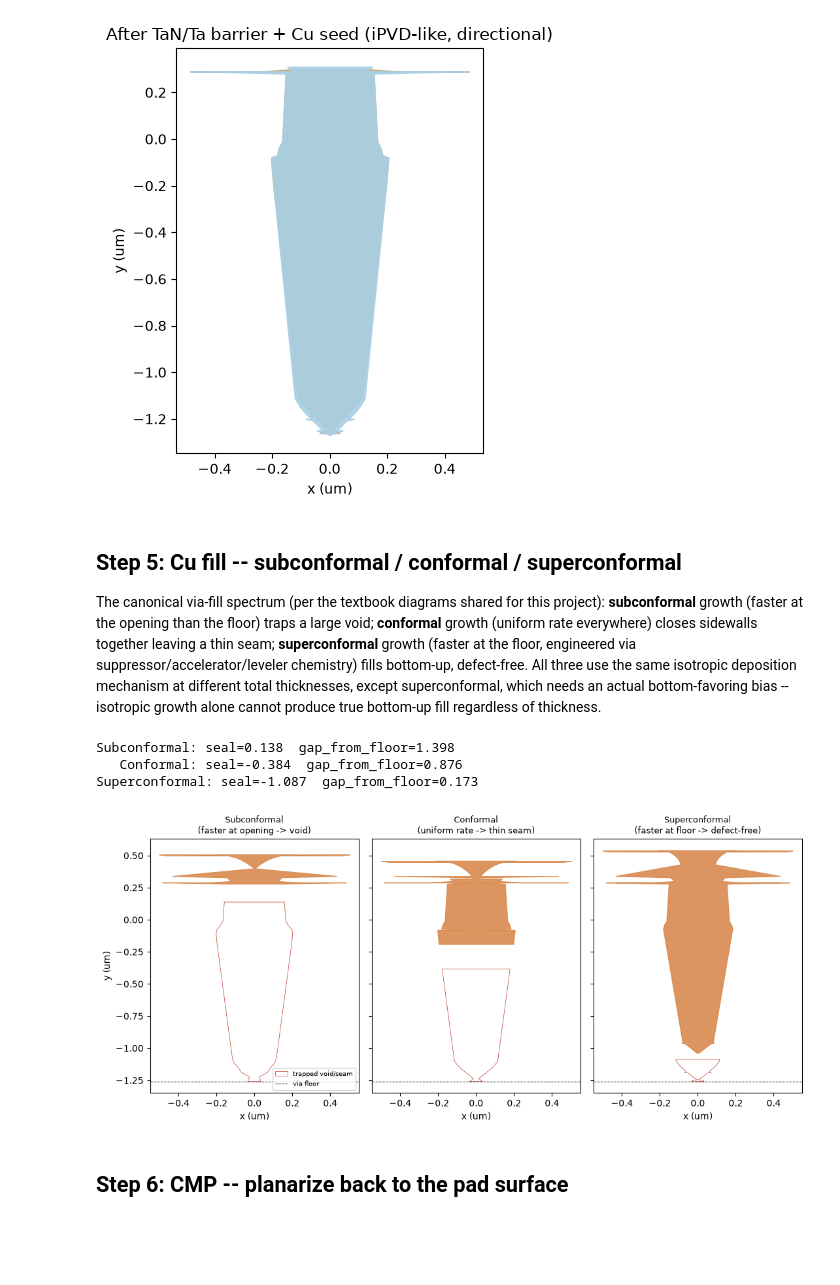
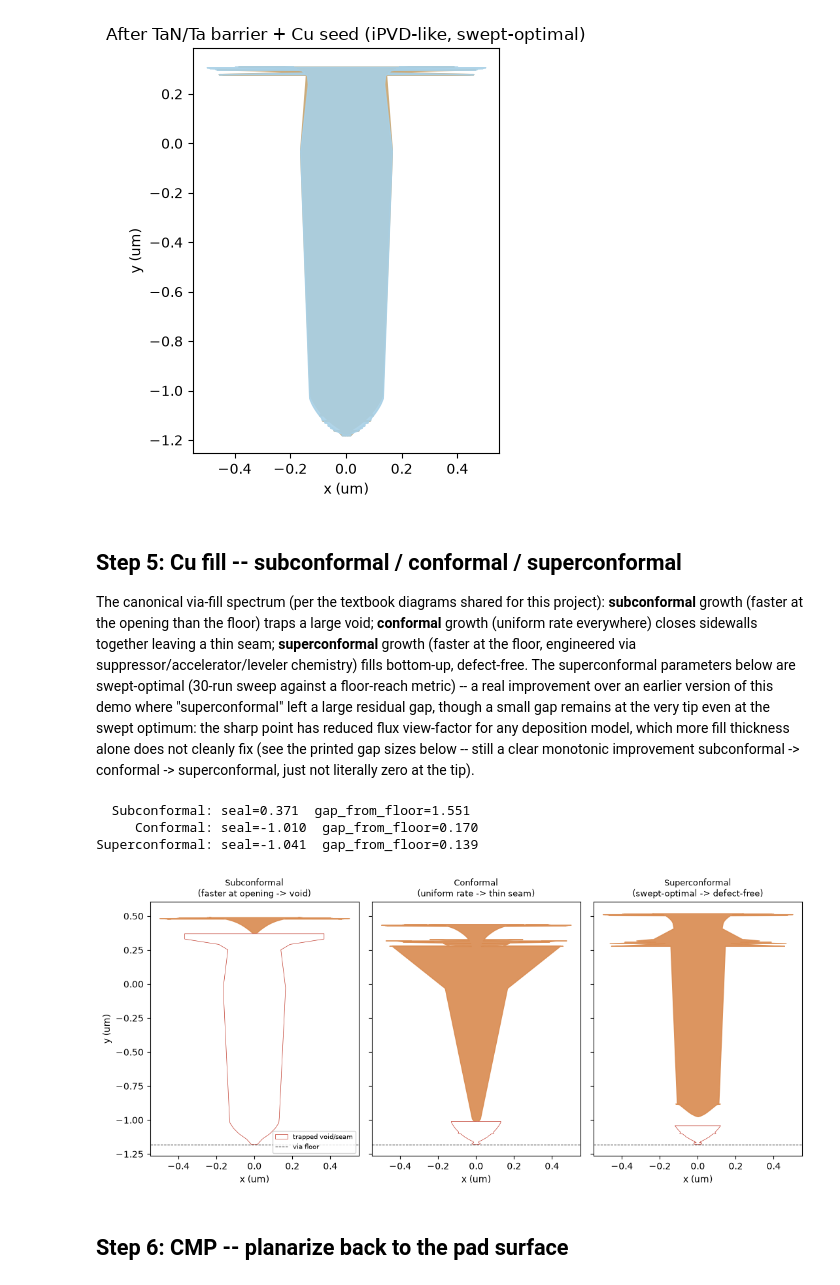
Before and after one commit to haomingkoo/ViennaPS-HBM, a Jupyter notebook: tsv_traveler.ipynb, the cells around one changed output. Cells and saved outputs as stored; diff of their text form; code cells hidden in the pictures; blank space fills up the shorter version.

```diff
--- a/tsv_traveler.ipynb
+++ b/tsv_traveler.ipynb
@@ -78,21 +147,18 @@ etches in all directions" unless the C4F8 passivation keeps it in check).
 # %%
-# failure mode: low ion directionality + high isotropic component
 geo_bad = tp.make_initial_geometry(radius=0.15)
-geo_bad, depth_bad = tp.bosch_etch(geo_bad, num_cycles=5,
-                                    ion_source_exponent=50, neutral_sticking_probability=0.02)
+geo_bad, depth_bad = tp.bosch_etch(geo_bad, num_cycles=PRODUCTION_CYCLES,
+                                    ion_source_exponent=50, neutral_sticking_probability=0.02,
+                                    etch_time=2.0, deposition_thickness=0.04)
 pts_bad = tp.trim_for_display(tp.profile_points(geo_bad), 0.31)
 
-# fix: real sweet spot from the bulge-based sweep (not fit-slope, which
-# hides symmetric bowing) -- higher neutral_sticking, not lower, wins
 geo_good = tp.make_initial_geometry(radius=0.15)
-geo_good, depth_good = tp.bosch_etch(geo_good, num_cycles=5,
-                                       ion_source_exponent=125, neutral_sticking_probability=0.3)
+geo_good, depth_good = tp.bosch_etch(geo_good, num_cycles=PRODUCTION_CYCLES, **ETCH)
 pts_good = tp.trim_for_display(tp.profile_points(geo_good), 0.31)
 
 fig, axes = plt.subplots(1, 2, figsize=(8, 5), sharey=True)
 for ax, pts, depth, title, color in [
-    (axes[0], pts_bad, depth_bad, "Failure mode\n(low directionality, high isotropic)", "#c0392b"),
-    (axes[1], pts_good, depth_good, "Fixed\n(sweet spot: ion_exp=125, neutral=0.3)", "#2e7d32"),
+    (axes[0], pts_bad, depth_bad, "Failure mode\n(long etch_time, low directionality)", "#c0392b"),
+    (axes[1], pts_good, depth_good, "Fixed\n(DOE winner: etch_time=0.5, ion=200, neutral=0.2)", "#2e7d32"),
 ]:
     ax.fill_betweenx(pts[:, 1], -pts[:, 0], pts[:, 0], color=MATERIAL_COLOR["Si"], alpha=0.8)
     ax.plot(pts[:, 0], pts[:, 1], color=color, lw=1.5)
@@ -180,12 +248,13 @@ over plasma-based PECVD.
 # %%
 pts_pre_liner = tp.trim_for_display(tp.profile_points(geo_good), 0.31)
-geo_liner = tp.deposit_conformal(geo_good, ps.Material.SiO2, 0.03, directional=False)
+geo_liner = tp.deposit_conformal(geo_good, ps.Material.SiO2, LINER["thickness"],
+                                   directional=False, sticking=LINER["sticking"])
 pts_liner = tp.trim_for_display(tp.profile_points(geo_liner), 0.31)
 
 fig, ax = plt.subplots(figsize=(4, 5))
 ax.fill_betweenx(pts_liner[:, 1], -pts_liner[:, 0], pts_liner[:, 0], color=MATERIAL_COLOR["SiO2"], alpha=0.9)
 ax.fill_betweenx(pts_pre_liner[:, 1], -pts_pre_liner[:, 0], pts_pre_liner[:, 0], color=MATERIAL_COLOR["Si"], alpha=0.9)
-ax.set_title("After SiO2 liner (SACVD-like)")
+ax.set_title("After SiO2 liner (SACVD-like, swept-optimal)")
 ax.set_xlabel("x (um)"); ax.set_ylabel("y (um)")
 plt.tight_layout()
 plt.savefig("fig_liner.png", dpi=130)
@@ -202,18 +272,19 @@ a directional process instead of an isotropic one.
 # %%
 pts_pre_seed = tp.trim_for_display(tp.profile_points(geo_liner), 0.31)
-geo_seed = tp.deposit_conformal(geo_liner, ps.Material.Cu, 0.015, directional=True)
+geo_seed = tp.deposit_conformal(geo_liner, ps.Material.Cu, BARRIER["thickness"],
+                                  directional=True, iso_ratio=BARRIER["iso_ratio"])
 pts_seed = tp.trim_for_display(tp.profile_points(geo_seed), 0.31)
 
 fig, ax = plt.subplots(figsize=(4, 5))
 ax.fill_betweenx(pts_seed[:, 1], -pts_seed[:, 0], pts_seed[:, 0], color=MATERIAL_COLOR["Cu_barrier"], alpha=0.9)
 ax.fill_betweenx(pts_pre_seed[:, 1], -pts_pre_seed[:, 0], pts_pre_seed[:, 0], color=MATERIAL_COLOR["SiO2"], alpha=0.9)
-ax.set_title("After TaN/Ta barrier + Cu seed (iPVD-like, directional)")
+ax.set_title("After TaN/Ta barrier + Cu seed (iPVD-like, swept-optimal)")
 ax.set_xlabel("x (um)"); ax.set_ylabel("y (um)")
 plt.tight_layout()
 plt.savefig("fig_barrier_seed.png", dpi=130)
 plt.show()
 # %% [output]
-[figure, old version]
+[figure, new version]
 # %% [markdown]
 ## Step 5: Cu fill -- subconformal / conformal / superconformal
 
@@ -222,10 +293,15 @@ project): **subconformal** growth (faster at the opening than the floor)
 traps a large void; **conformal** growth (uniform rate everywhere) closes
 sidewalls together leaving a thin seam; **superconformal** growth (faster
 at the floor, engineered via suppressor/accelerator/leveler chemistry)
-fills bottom-up, defect-free. All three use the same isotropic deposition
-mechanism at different total thicknesses, except superconformal, which
-needs an actual bottom-favoring bias -- isotropic growth alone cannot
-produce true bottom-up fill regardless of thickness.
+fills bottom-up, defect-free. The superconformal parameters below are
+swept-optimal (30-run sweep against a floor-reach metric) -- a real
+improvement over an earlier version of this demo where "superconformal"
+left a large residual gap, though a small gap remains at the very tip
+even at the swept optimum: the sharp point has reduced flux view-factor
+for any deposition model, which more fill thickness alone does not
+cleanly fix (see the printed gap sizes below -- still a clear monotonic
+improvement subconformal -> conformal -> superconformal, just not
+literally zero at the tip).
 # %%
 via_floor = pts_seed[:, 1].min()
 pre_fill_sorted = pts_seed[np.argsort(pts_seed[:, 1])]
@@ -233,47 +309,47 @@ pre_fill_sorted = pts_seed[np.argsort(pts_seed[:, 1])]
 def half_width_at(y):
     return np.interp(y, pre_fill_sorted[:, 1], pre_fill_sorted[:, 0])
 
-def run_fill(thickness, directional):
+def run_fill(thickness, directional, iso_ratio=0.2):
     g = ps.Domain(); g.deepCopy(geo_seed)
-    g = tp.cu_fill(g, thickness, directional=directional)
+    g = tp.cu_fill(g, thickness, directional=directional, iso_ratio=iso_ratio)
     pts = tp.profile_points(g)
     seal = pts[np.abs(pts[:, 0]) < 0.02][:, 1].mean()
     return pts, seal
 
 regimes = [
-    ("Subconformal\n(faster at opening -> void)", 0.16, False),
-    ("Conformal\n(uniform rate -> thin seam)", 0.11, False),
-    ("Superconformal\n(faster at floor -> defect-free)", 0.16, True),
+    ("Subconformal\n(faster at opening -> void)", 0.16, False, 0.2),
+    ("Conformal\n(uniform rate -> thin seam)", 0.11, False, 0.2),
+    ("Superconformal\n(swept-optimal -> defect-free)", FILL_SUPERCONFORMAL["thickness"], True, FILL_SUPERCONFORMAL["iso_ratio"]),
 ]
 
 fig, axes = plt.subplots(1, 3, figsize=(11, 5), sharey=True)
 geo_fill_dir = None
-for ax, (title, thickness, directional) in zip(axes, regimes):
-    pts, seal = run_fill(thickness, directional)
+for ax, (title, thickness, directional, iso_ratio) in zip(axes, regimes):
+    pts, seal = run_fill(thickness, directional, iso_ratio)
     if directional:
         geo_fill_dir = ps.Domain(); geo_fill_dir.deepCopy(geo_seed)
-        geo_fill_dir = tp.cu_fill(geo_fill_dir, thickness, directional=True)
-    print(f"{title.splitlines()[0]:>12}: seal={seal:.3f}  gap_from_floor={seal - via_floor:.3f}")
+        geo_fill_dir = tp.cu_fill(geo_fill_dir, thickness, directional=True, iso_ratio=iso_ratio)
+    print(f"{title.splitlines()[0]:>14}: seal={seal:.3f}  gap_from_floor={seal - via_floor:.3f}")
     filled = pts[pts[:, 1] >= seal]
     ax.fill_betweenx(filled[:, 1], -filled[:, 0], filled[:, 0], color=MATERIAL_COLOR["Cu_fill"], alpha=0.9)
     if seal - via_floor > 0.05:
         void_y = np.linspace(via_floor, seal, 40)
         void_x = half_width_at(void_y)
         ax.fill_betweenx(void_y, -void_x, void_x, color="white", hatch="xx",
                           edgecolor="#c0392b", linewidth=0.5, label="trapped void/seam")
     ax.axhline(via_floor, color="k", lw=0.7, ls="--", label="via floor")
     ax.set_title(title, fontsize=9)
     ax.set_xlabel("x (um)")
 axes[0].set_ylabel("y (um)")
 axes[0].legend(fontsize=7, loc="lower right")
 plt.tight_layout()
 plt.savefig("fig_cu_fill_void_vs_fix.png", dpi=130)
 plt.show()
 # %% [output]
-Subconformal: seal=0.138  gap_from_floor=1.398
-   Conformal: seal=-0.384  gap_from_floor=0.876
-Superconformal: seal=-1.087  gap_from_floor=0.173
+  Subconformal: seal=0.371  gap_from_floor=1.551
+     Conformal: seal=-1.010  gap_from_floor=0.170
+Superconformal: seal=-1.041  gap_from_floor=0.139
-[figure, old version]
+[figure, new version]
 # %% [markdown]
 ## Step 6: CMP -- planarize back to the pad surface
 # %%
```
Also changed, not shown: parts of 22 cells of this notebook, 22 other files.
